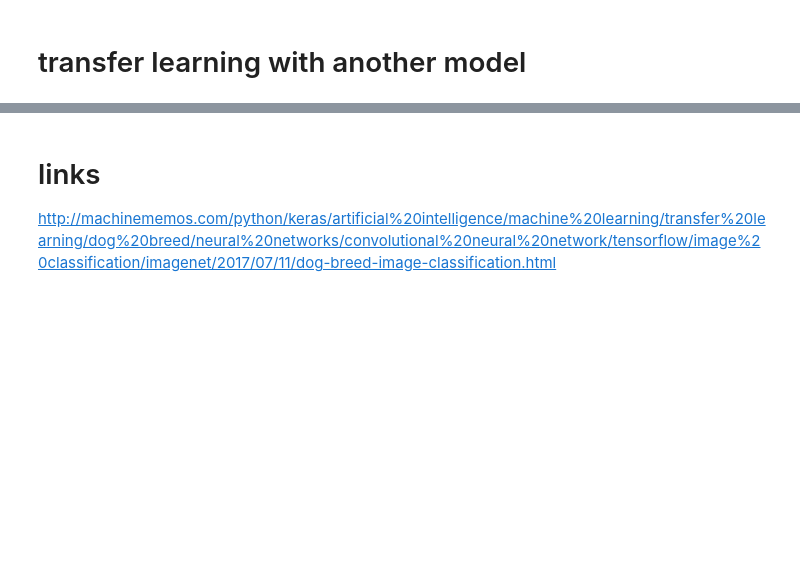
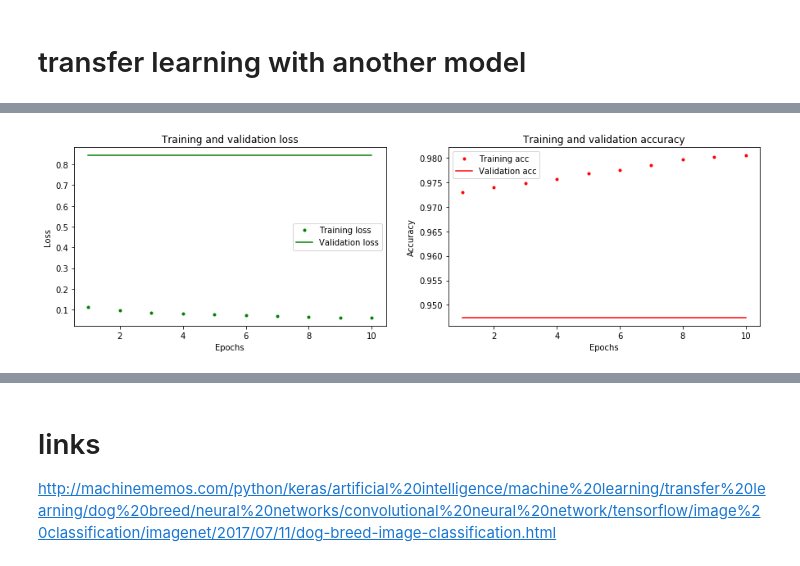
Before and after one commit to vanacorec/Mod4_Project, a Jupyter notebook: Untitled.ipynb, the cells around one changed output, grey strips where cells are left out. Drawn from its saved outputs; the diff is of its cells as text; code cells hidden in the pictures; blank space fills up the shorter version.

```diff
--- a/Untitled.ipynb
+++ b/Untitled.ipynb
@@ -553,0 +611,2 @@ Test accuracy: 0.0020%
+# %%
+imagenet=inception_v3.InceptionV3(weights='imagenet',include_top=False)
@@ -553,0 +634,9 @@ Test accuracy: 0.0020%
+# %%
+imagenet_new=imagenet.outputs
+new_model = models.Sequential()
+new_model.add(imagenet)
+new_model.add(GlobalAveragePooling2D())
+new_model.add(Dense(1024,activation='relu'))
+new_model.add(Dense(1024,activation='relu')) #dense layer 2
+new_model.add(Dense(512,activation='relu')) #dense layer 3
+new_model.add(Dense(37,activation='softmax')) #final layer with softmax activation
@@ -553,0 +666,8 @@ Test accuracy: 0.0020%
+# %%
+new_model.compile(optimizer='sgd',loss='categorical_crossentropy',metrics=['accuracy'])
+# %%
+new_model.fit(strat_train_images,
+          strat_train_labels,
+          epochs=10,
+          batch_size=50,
+          validation_data=(strat_test_images, strat_test_labels))
@@ -553,0 +724,33 @@ Test accuracy: 0.0020%
+# %%
+def plot_training_and_validation_losses(model):
+    model_hist = model.history.history
+    loss_values = model_hist['loss']
+    val_loss_values = model_hist['val_loss']
+    acc_values = model_hist['acc']
+    val_acc_values = model_hist['val_acc']
+
+
+    epochs = range(1, len(loss_values) + 1)
+
+    plt.figure(figsize=(15,4))
+    plt.subplot(121)
+    plt.plot(epochs, loss_values, 'g.', label='Training loss')
+    plt.plot(epochs, val_loss_values, 'g', label='Validation loss')
+
+    plt.title('Training and validation loss')
+    plt.xlabel('Epochs')
+    plt.ylabel('Loss')
+    plt.legend()
+
+    plt.subplot(122)
+    plt.plot(epochs, acc_values, 'r.', label='Training acc')
+    plt.plot(epochs, val_acc_values, 'r', label='Validation acc')
+    plt.title('Training and validation accuracy')
+    plt.xlabel('Epochs')
+    plt.ylabel('Accuracy')
+    plt.legend()
+    plt.show()
+
+plot_training_and_validation_losses(new_model)
+# %% [output]
+[figure, added]
```
Also changed, not shown: parts of 61 cells of this notebook.
